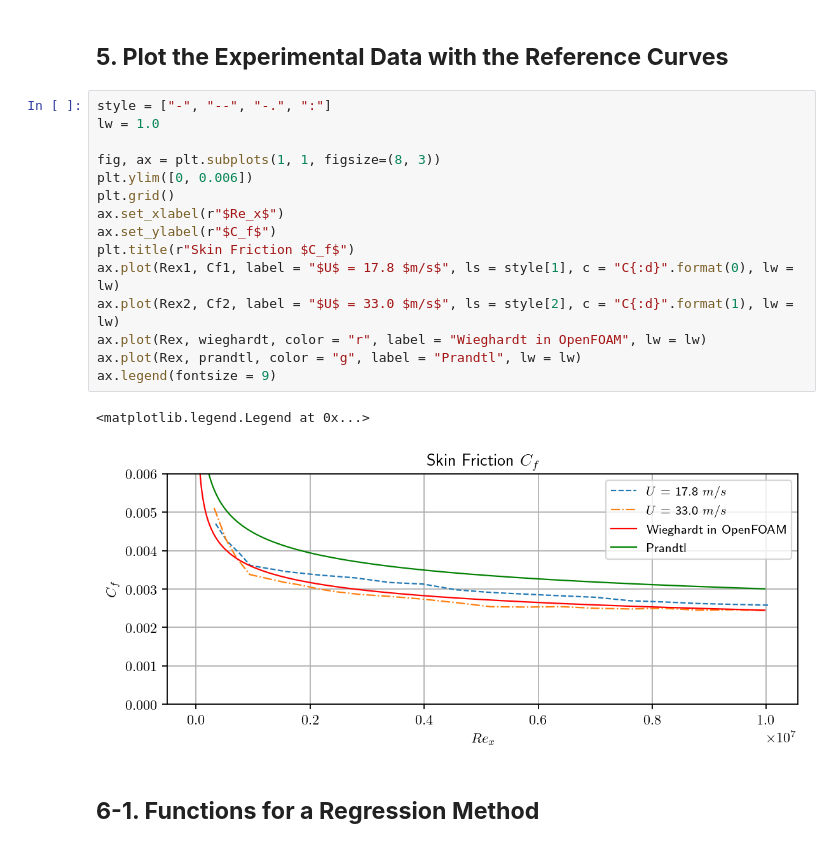
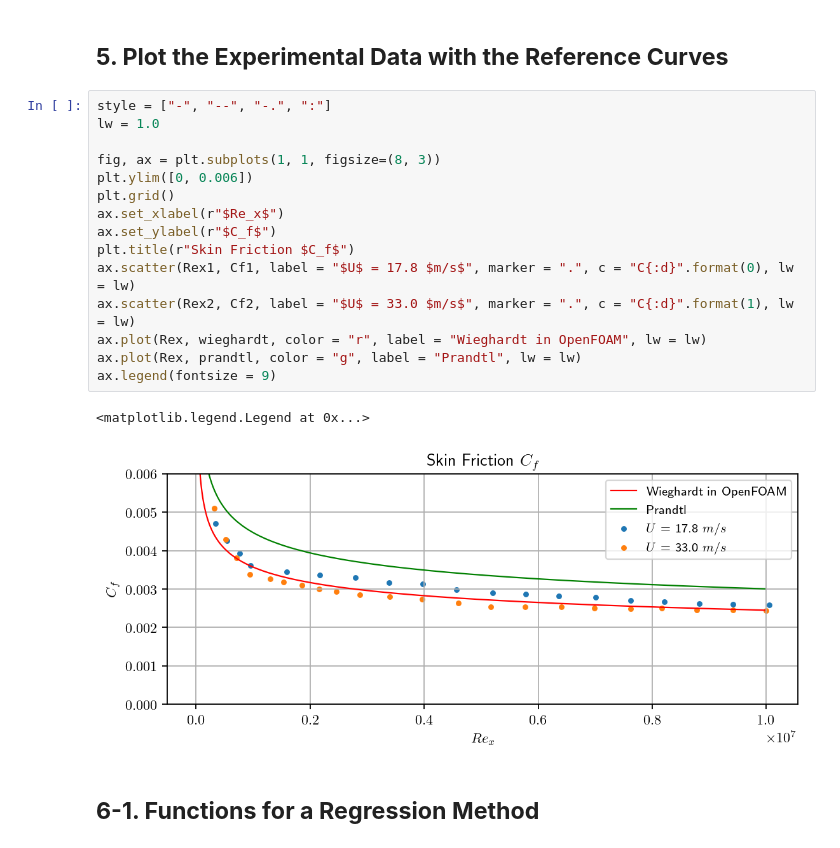
Before and after one commit to AndreWeiner/wall_modeling, a Jupyter notebook: notebooks/RefCurves_Cf.ipynb, the cells around one changed output. Drawn from its saved outputs; the diff is of its cells as text.

```diff
--- a/notebooks/RefCurves_Cf.ipynb
+++ b/notebooks/RefCurves_Cf.ipynb
@@ -91,21 +91,21 @@ prandtl = 0.455*(np.log10(Rex))**(-2.58)
 # %%
 style = ["-", "--", "-.", ":"]
 lw = 1.0
 
 fig, ax = plt.subplots(1, 1, figsize=(8, 3))
 plt.ylim([0, 0.006])
 plt.grid()
 ax.set_xlabel(r"$Re_x$")
 ax.set_ylabel(r"$C_f$")
 plt.title(r"Skin Friction $C_f$")
-ax.plot(Rex1, Cf1, label = "$U$ = 17.8 $m/s$", ls = style[1], c = "C{:d}".format(0), lw = lw)
-ax.plot(Rex2, Cf2, label = "$U$ = 33.0 $m/s$", ls = style[2], c = "C{:d}".format(1), lw = lw)
+ax.scatter(Rex1, Cf1, label = "$U$ = 17.8 $m/s$", marker = ".", c = "C{:d}".format(0), lw = lw)
+ax.scatter(Rex2, Cf2, label = "$U$ = 33.0 $m/s$", marker = ".", c = "C{:d}".format(1), lw = lw)
 ax.plot(Rex, wieghardt, color = "r", label = "Wieghardt in OpenFOAM", lw = lw)
 ax.plot(Rex, prandtl, color = "g", label = "Prandtl", lw = lw)
 ax.legend(fontsize = 9)
 # %% [output]
 <matplotlib.legend.Legend at 0x...>
-[figure, old version]
+[figure, new version]
 # %% [markdown]
 ## **6-1. Functions for a Regression Method**
 # %%
```
Also changed, not shown: parts of 10 cells of this notebook.
